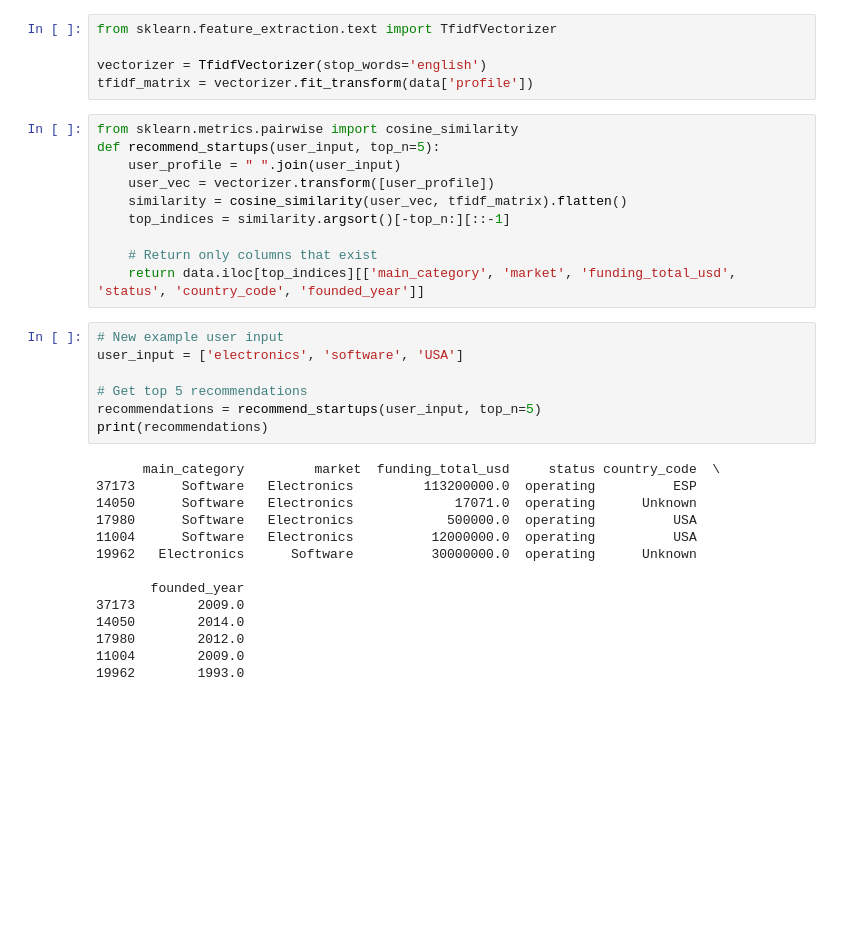
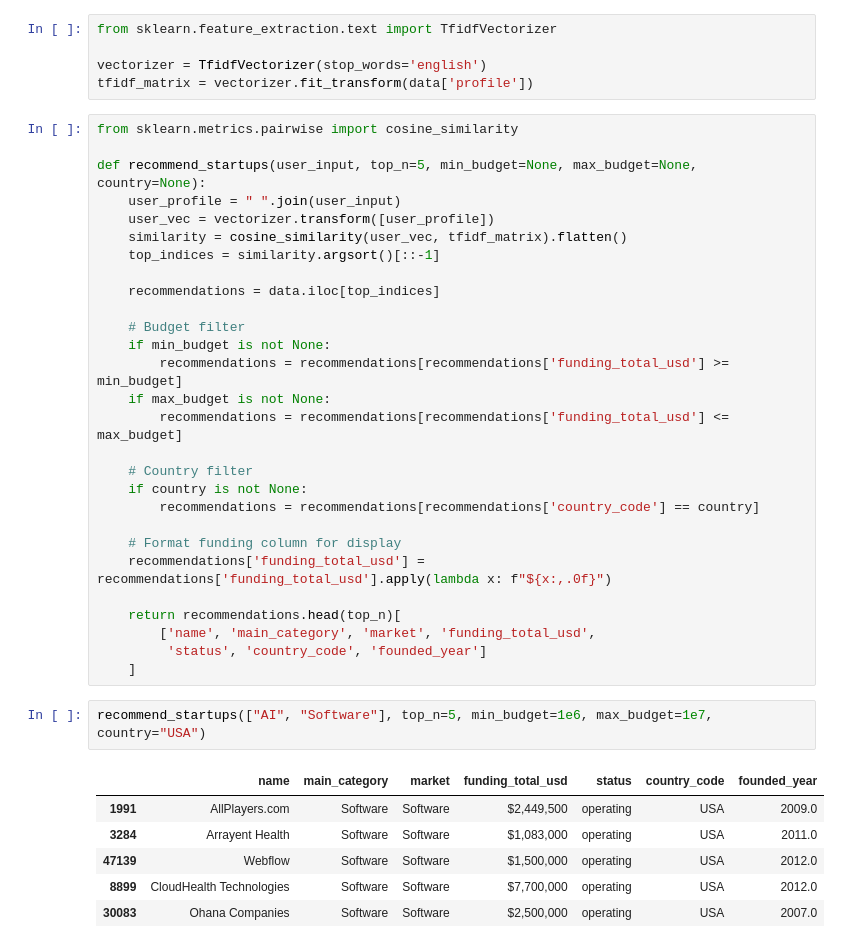
Before and after one commit to ikram713/startup-recommender, a Jupyter notebook: startup-recommender.ipynb, the cells around one changed output. Drawn from its saved outputs; the diff is of its cells as text; blank space fills up the shorter version.

```diff
--- a/startup-recommender.ipynb
+++ b/startup-recommender.ipynb
@@ -214,32 +217,38 @@ vectorizer = TfidfVectorizer(stop_words='english')
 tfidf_matrix = vectorizer.fit_transform(data['profile'])
 # %%
 from sklearn.metrics.pairwise import cosine_similarity
-def recommend_startups(user_input, top_n=5):
+
+def recommend_startups(user_input, top_n=5, min_budget=None, max_budget=None, country=None):
     user_profile = " ".join(user_input)
     user_vec = vectorizer.transform([user_profile])
     similarity = cosine_similarity(user_vec, tfidf_matrix).flatten()
-    top_indices = similarity.argsort()[-top_n:][::-1]
+    top_indices = similarity.argsort()[::-1]
 
-    # Return only columns that exist
-    return data.iloc[top_indices][['main_category', 'market', 'funding_total_usd', 'status', 'country_code', 'founded_year']]
+    recommendations = data.iloc[top_indices]
+
+    # Budget filter
+    if min_budget is not None:
+        recommendations = recommendations[recommendations['funding_total_usd'] >= min_budget]
+    if max_budget is not None:
+        recommendations = recommendations[recommendations['funding_total_usd'] <= max_budget]
+
+    # Country filter
+    if country is not None:
+        recommendations = recommendations[recommendations['country_code'] == country]
+
+    # Format funding column for display
+    recommendations['funding_total_usd'] = recommendations['funding_total_usd'].apply(lambda x: f"${x:,.0f}")
+
+    return recommendations.head(top_n)[
+        ['name', 'main_category', 'market', 'funding_total_usd',
+         'status', 'country_code', 'founded_year']
+    ]
 # %%
-# New example user input
-user_input = ['electronics', 'software', 'USA']
-
-# Get top 5 recommendations
-recommendations = recommend_startups(user_input, top_n=5)
-print(recommendations)
+recommend_startups(["AI", "Software"], top_n=5, min_budget=1e6, max_budget=1e7, country="USA")
 # %% [output]
-      main_category         market  funding_total_usd     status country_code  \
-37173      Software   Electronics         113200000.0  operating          ESP
-14050      Software   Electronics             17071.0  operating      Unknown
-17980      Software   Electronics            500000.0  operating          USA
-11004      Software   Electronics          12000000.0  operating          USA
-19962   Electronics      Software          30000000.0  operating      Unknown
-
-       founded_year
-37173        2009.0
-14050        2014.0
-17980        2012.0
-11004        2009.0
-19962        1993.0
+|  | name | main_category | market | funding_total_usd | status | country_code | founded_year |
+| 1991 | AllPlayers.com | Software | Software | $2,449,500 | operating | USA | 2009.0 |
+| 3284 | Arrayent Health | Software | Software | $1,083,000 | operating | USA | 2011.0 |
+| 47139 | Webflow | Software | Software | $1,500,000 | operating | USA | 2012.0 |
+| 8899 | CloudHealth Technologies | Software | Software | $7,700,000 | operating | USA | 2012.0 |
+| 30083 | Ohana Companies | Software | Software | $2,500,000 | operating | USA | 2007.0 |
```
Also changed, not shown: parts of 8 cells of this notebook.
